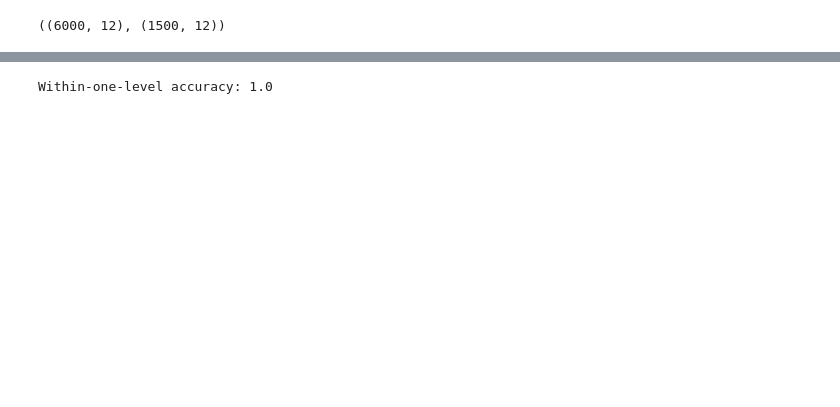
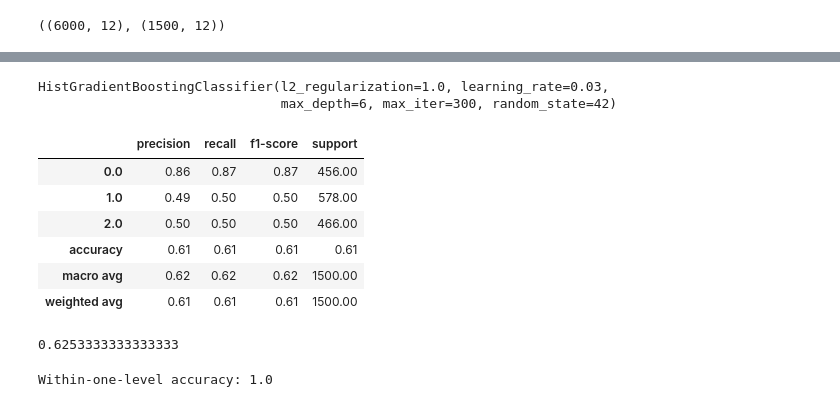
Before and after one commit to madhusudanghategasti-maxver/The-Major-project-addict, a Jupyter notebook: RFC_model.ipynb, the cells around one changed output, grey strips where cells are left out. Saved outputs shown, nothing was run; the diff lists cells and outputs as text; code cells hidden in the pictures; blank space fills up the shorter version.

```diff
--- a/RFC_model.ipynb
+++ b/RFC_model.ipynb
@@ -202 +188,33 @@ array([[ 82,  95,   0,   0],
+# %%
+from sklearn.ensemble import HistGradientBoostingClassifier
+
+model = HistGradientBoostingClassifier(
+    max_iter=300,
+    learning_rate=0.03,
+    max_depth=6,
+    l2_regularization=1.0,
+    random_state=42
+)
+model.fit(X_train, y_train)
+# %% [output]
+HistGradientBoostingClassifier(l2_regularization=1.0, learning_rate=0.03,
+                               max_depth=6, max_iter=300, random_state=42)
+# %%
+pred = model.predict(X_test)
+report1 = classification_report(y_test,pred,output_dict=True)
+report1 = pd.DataFrame(report).transpose()
+report1 = report.round(2)
+report1
+# %% [output]
+|  | precision | recall | f1-score | support |
+| 0.0 | 0.86 | 0.87 | 0.87 | 456.00 |
+| 1.0 | 0.49 | 0.50 | 0.50 | 578.00 |
+| 2.0 | 0.50 | 0.50 | 0.50 | 466.00 |
+| accuracy | 0.61 | 0.61 | 0.61 | 0.61 |
+| macro avg | 0.62 | 0.62 | 0.62 | 1500.00 |
+| weighted avg | 0.61 | 0.61 | 0.61 | 1500.00 |
+# %%
+accuracy_score(y_test,pred)
+# %% [output]
+0.6253333333333333
 # %%
```
Also changed, not shown: parts of 28 cells of this notebook, 11 other files.
